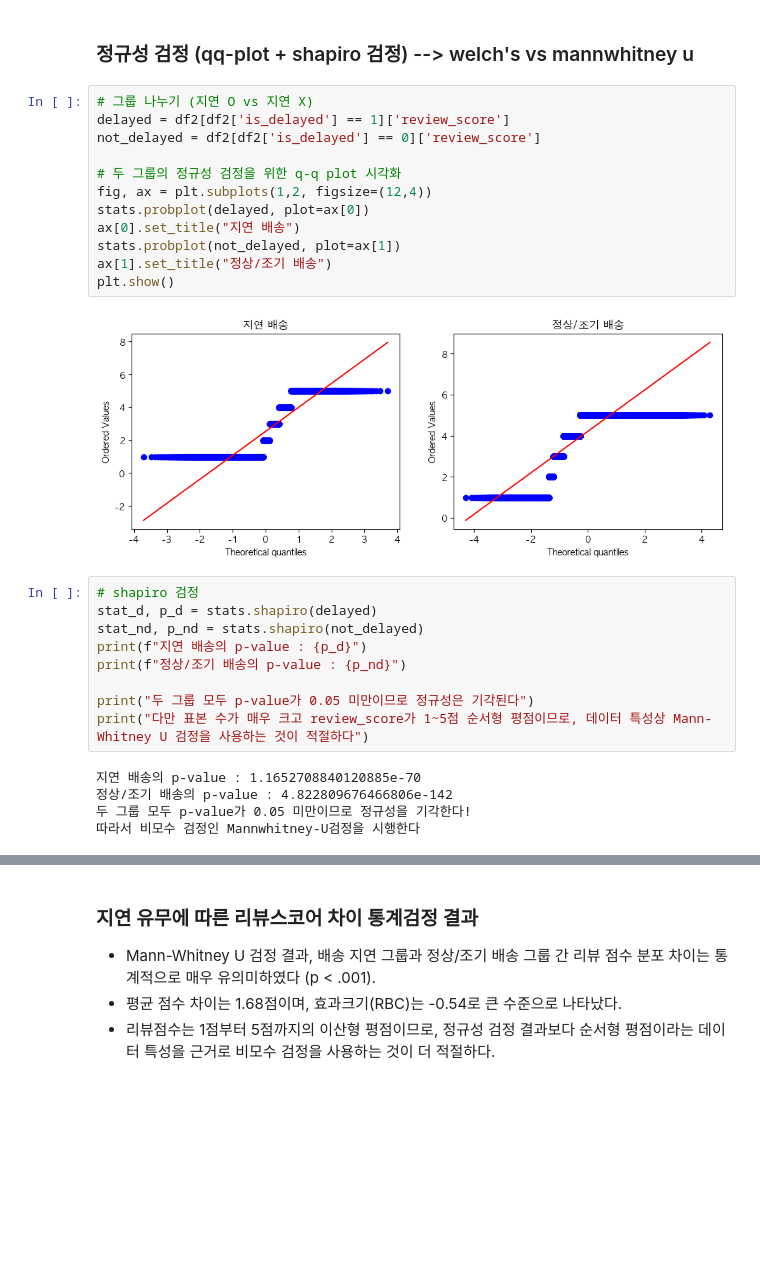
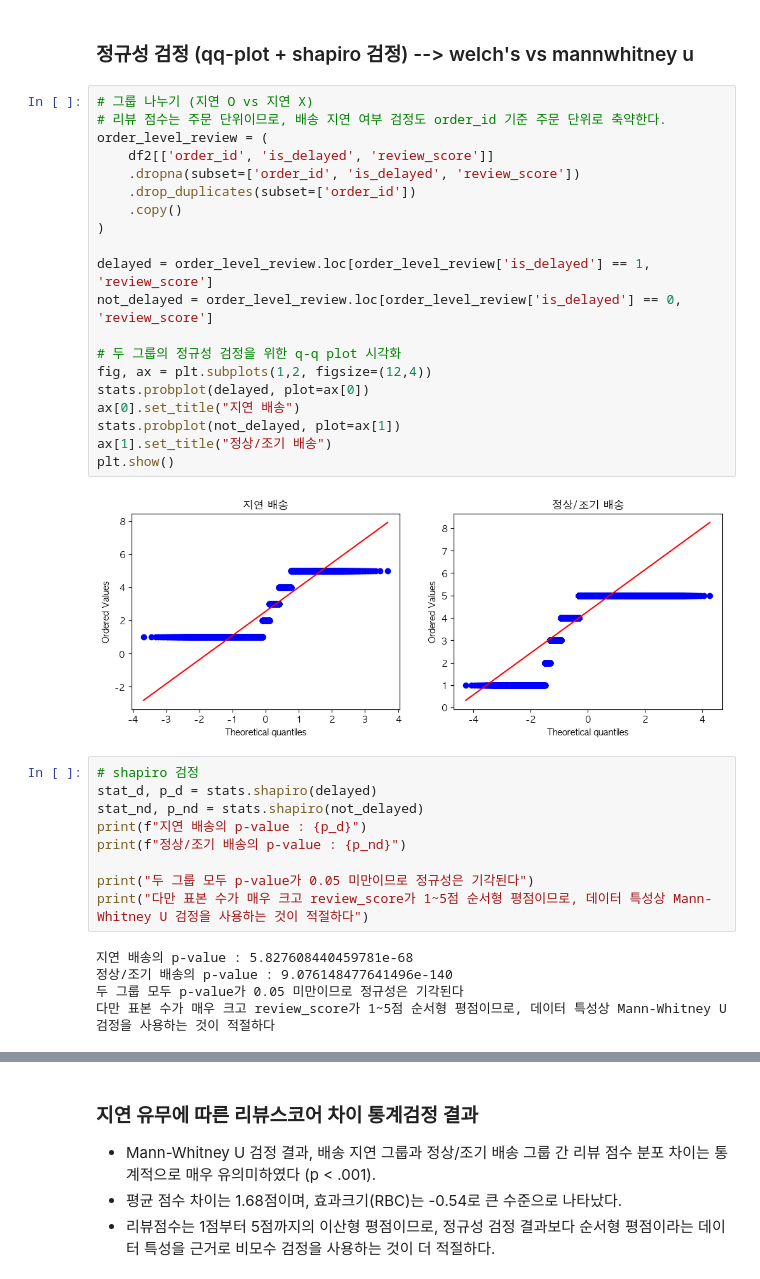
Before and after one commit to rladbstj56/olist_project, a Jupyter notebook: notebooks/02_eda.ipynb, the cells around one changed output, grey strips where cells are left out. Cells and saved outputs as stored; diff of their text form; blank space fills up the shorter version.

```diff
--- a/notebooks/02_eda.ipynb
+++ b/notebooks/02_eda.ipynb
@@ -676,18 +689,26 @@ plt.show()
 ### 정규성 검정 (qq-plot + shapiro 검정) --> welch's vs mannwhitney u
 # %%
 # 그룹 나누기 (지연 O vs 지연 X)
-delayed = df2[df2['is_delayed'] == 1]['review_score']
-not_delayed = df2[df2['is_delayed'] == 0]['review_score']
+# 리뷰 점수는 주문 단위이므로, 배송 지연 여부 검정도 order_id 기준 주문 단위로 축약한다.
+order_level_review = (
+    df2[['order_id', 'is_delayed', 'review_score']]
+    .dropna(subset=['order_id', 'is_delayed', 'review_score'])
+    .drop_duplicates(subset=['order_id'])
+    .copy()
+)
+
+delayed = order_level_review.loc[order_level_review['is_delayed'] == 1, 'review_score']
+not_delayed = order_level_review.loc[order_level_review['is_delayed'] == 0, 'review_score']
 
 # 두 그룹의 정규성 검정을 위한 q-q plot 시각화
 fig, ax = plt.subplots(1,2, figsize=(12,4))
 stats.probplot(delayed, plot=ax[0])
 ax[0].set_title("지연 배송")
 stats.probplot(not_delayed, plot=ax[1])
 ax[1].set_title("정상/조기 배송")
 plt.show()
 # %% [output]
-[figure, old version]
+[figure, new version]
 # %%
 # shapiro 검정
 stat_d, p_d = stats.shapiro(delayed)
@@ -698,10 +719,10 @@ print(f"정상/조기 배송의 p-value : {p_nd}")
 print("두 그룹 모두 p-value가 0.05 미만이므로 정규성은 기각된다")
 print("다만 표본 수가 매우 크고 review_score가 1~5점 순서형 평점이므로, 데이터 특성상 Mann-Whitney U 검정을 사용하는 것이 적절하다")
 # %% [output]
-지연 배송의 p-value : 1.1652708840120885e-70
-정상/조기 배송의 p-value : 4.822809676466806e-142
-두 그룹 모두 p-value가 0.05 미만이므로 정규성을 기각한다!
-따라서 비모수 검정인 Mannwhitney-U검정을 시행한다
+지연 배송의 p-value : 5.827608440459781e-68
+정상/조기 배송의 p-value : 9.076148477641496e-140
+두 그룹 모두 p-value가 0.05 미만이므로 정규성은 기각된다
+다만 표본 수가 매우 크고 review_score가 1~5점 순서형 평점이므로, 데이터 특성상 Mann-Whitney U 검정을 사용하는 것이 적절하다
 # %%
 print("=== 배송 지연에 따른 리뷰 스코어 분석 결과 ===")
 print(f"정상/조기 배송 (0) 평균 점수: {not_delayed.mean():.2f}점 (데이터: {len(not_delayed):,}건)")
```
Also changed, not shown: parts of 43 cells of this notebook, 2 other files.
